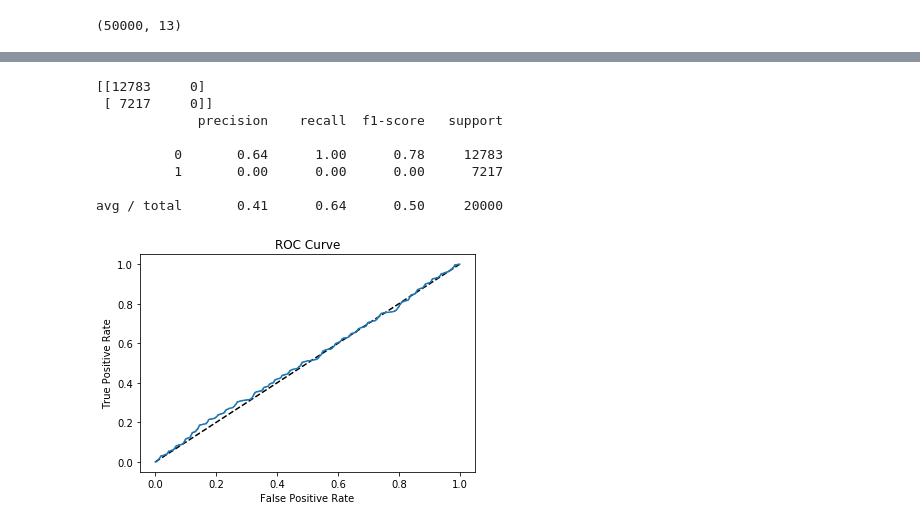
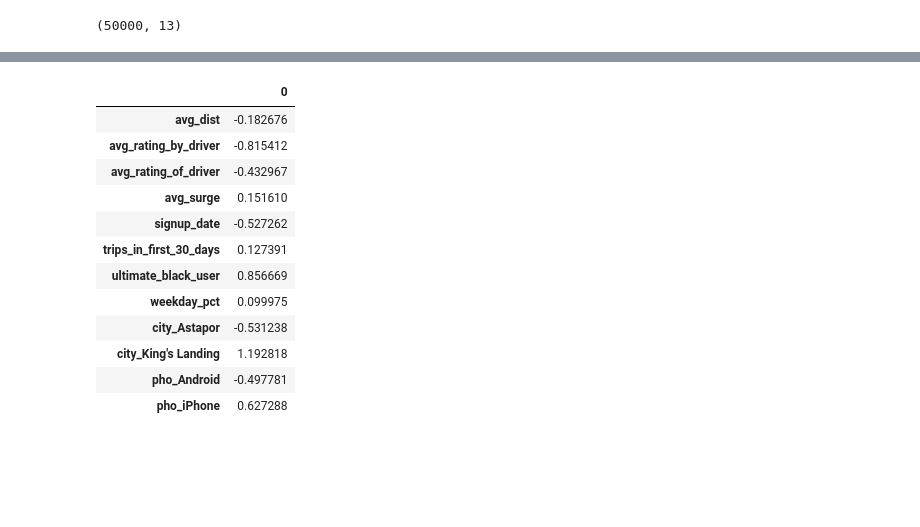
Before and after one commit to misterhappy2/ultimate_challenge, a Jupyter notebook: Interview1.ipynb, the cells around one changed output, grey strips where cells are left out. Drawn from its saved outputs; the diff is of its cells as text; code cells hidden in the pictures; blank space fills up the shorter version.

```diff
--- a/Interview1.ipynb
+++ b/Interview1.ipynb
@@ -883,48 +884,19 @@ plt.show()
-# %%
-
-from sklearn.metrics import confusion_matrix, classification_report
-from sklearn.model_selection import train_test_split
-from sklearn.linear_model import LogisticRegression
-from sklearn.model_selection import GridSearchCV
-# Create training and test sets
-X_train, X_test, y_train, y_test = train_test_split(X, y, test_size = 0.4, random_state=42)
-
-# Create the classifier: logreg
-logreg = LogisticRegression()
-
-# Fit the classifier to the training data
-logreg.fit(X_train,y_train)
-
-# Predict the labels of the test set: y_pred
-y_pred = logreg.predict(X_test)
-
-# Compute and print the confusion matrix and classification report
-print(confusion_matrix(y_test, y_pred))
-print(classification_report(y_test, y_pred))
-# %% [output]
-[[12783     0]
- [ 7217     0]]
-             precision    recall  f1-score   support
-
-          0       0.64      1.00      0.78     12783
-          1       0.00      0.00      0.00      7217
-
-avg / total       0.41      0.64      0.50     20000
-# %%
-from sklearn.metrics import roc_curve
-
-# Compute predicted probabilities: y_pred_prob
-y_pred_prob = logreg.predict_proba(X_test)[:,1]
-
-# Generate ROC curve values: fpr, tpr, thresholds
-fpr, tpr, thresholds = roc_curve(y_test, y_pred_prob)
-
-# Plot ROC curve
-plt.plot([0, 1], [0, 1], 'k--')
-plt.plot(fpr, tpr)
-plt.xlabel('False Positive Rate')
-plt.ylabel('True Positive Rate')
-plt.title('ROC Curve')
-plt.show()
-# %% [output]
-[figure, removed]
+# %%
+# Feature importances
+feature_importance = pd.DataFrame(clf.coef_).T
+feature_importance.index = list(ultimate.drop('active', axis=1).columns)
+feature_importance
+# %% [output]
+|  | 0 |
+| avg_dist | -0.182676 |
+| avg_rating_by_driver | -0.815412 |
+| avg_rating_of_driver | -0.432967 |
+| avg_surge | 0.151610 |
+| signup_date | -0.527262 |
+| trips_in_first_30_days | 0.127391 |
+| ultimate_black_user | 0.856669 |
+| weekday_pct | 0.099975 |
+| city_Astapor | -0.531238 |
+| city_King's Landing | 1.192818 |
+| pho_Android | -0.497781 |
+| pho_iPhone | 0.627288 |
```
Also changed, not shown: parts of 3 cells of this notebook.
